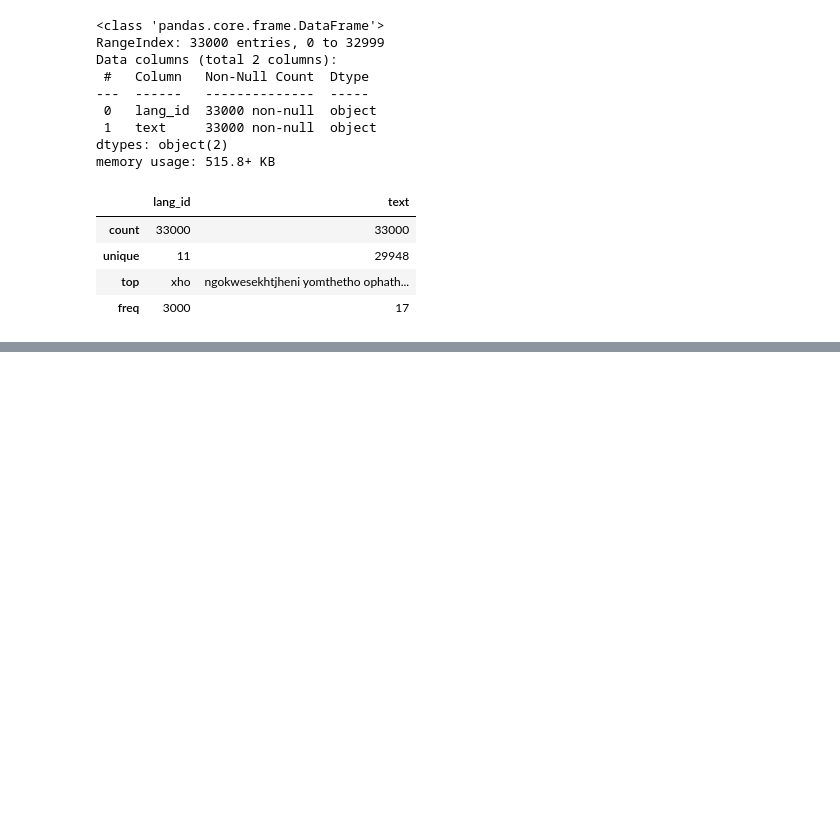
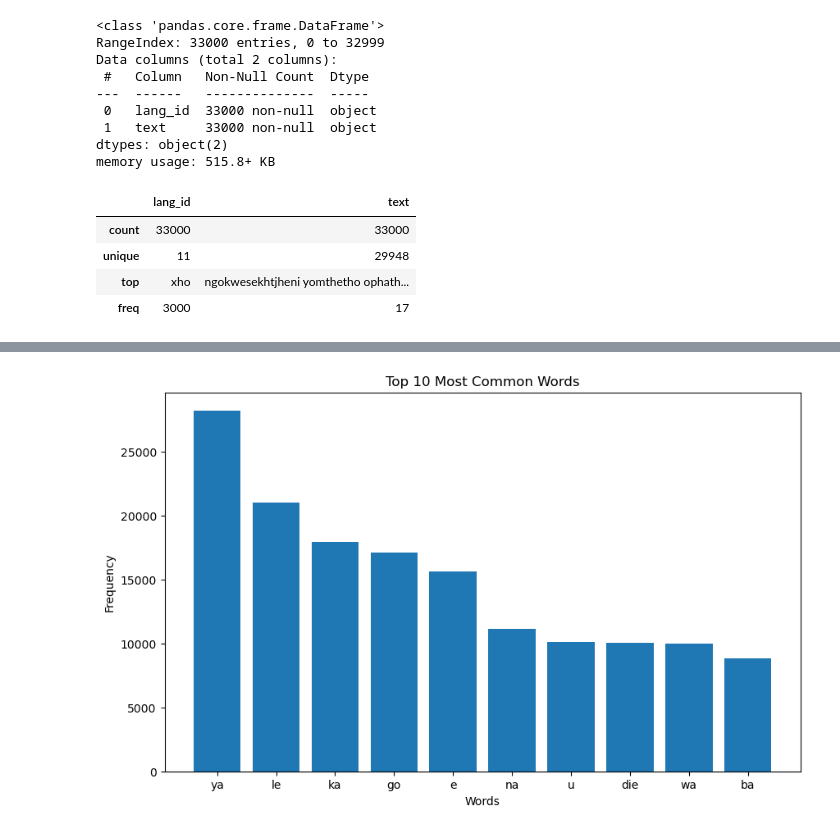
Before and after one commit to Mohau-Khanye/South_African_Identification_Hack_Mohau2023, a Jupyter notebook: Language Identification Hackathon .ipynb, the cells around one changed output, grey strips where cells are left out. Saved outputs shown, nothing was run; the diff lists cells and outputs as text; code cells hidden in the pictures; blank space fills up the shorter version.

```diff
--- a/Language Identification Hackathon .ipynb
+++ b/Language Identification Hackathon .ipynb
@@ -120,0 +147,24 @@ plt.show()
+# %%
+# Download the stopwords for English
+nltk.download('stopwords')
+nltk.download('punkt')
+# Replace 'text' with the actual name of your text column
+
+# Combine all text into a single string
+all_text = ' '.join(train_df['text'])
+
+# Tokenize the text into words
+words = all_text.split()
+
+# Remove English stopwords
+stopwords_set = set(stopwords.words('english'))
+
+# Add stopwords for the official languages of South Africa
+south_african_stopwords = [
+    'af', 'en', 'zu', 'xh', 'st', 'tn', 'nr', 've', 'ts', 'ss', 'nso'
+]
+
+stopwords_set.update(south_african_stopwords)
+
+# Remove stopwords from the text
+filtered_words = [word for word in words if word.lower() not in stopwords_set]
@@ -120,0 +178,6 @@ plt.show()
+# %%
+# Cell 5: Word Frequency Analysis
+word_freq = Counter(filtered_words)
+
+# Display the most common words and their frequencies
+word_freq.most_common(10)
@@ -120,0 +195,10 @@ plt.show()
+# %%
+# Cell 6: Create a bar chart for word frequencies
+plt.figure(figsize=(10, 6))
+plt.bar(*zip(*word_freq.most_common(10)))
+plt.title('Top 10 Most Common Words')
+plt.xlabel('Words')
+plt.ylabel('Frequency')
+plt.show()
+# %% [output]
+[figure, added]
```
Also changed, not shown: parts of 37 cells of this notebook, 5 other files.
